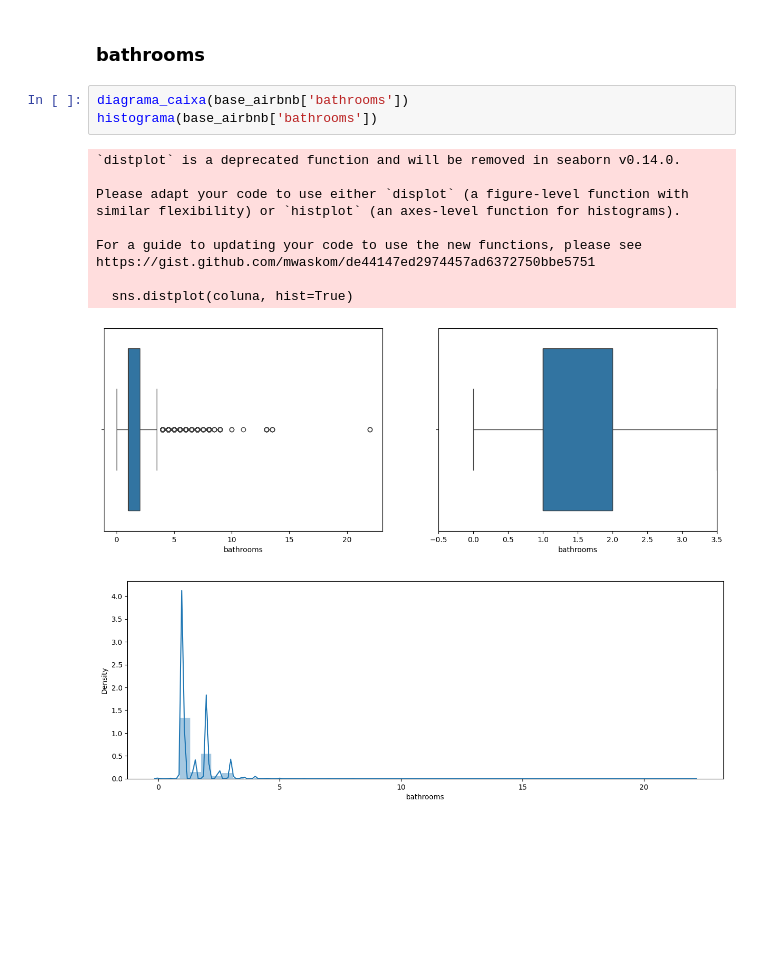
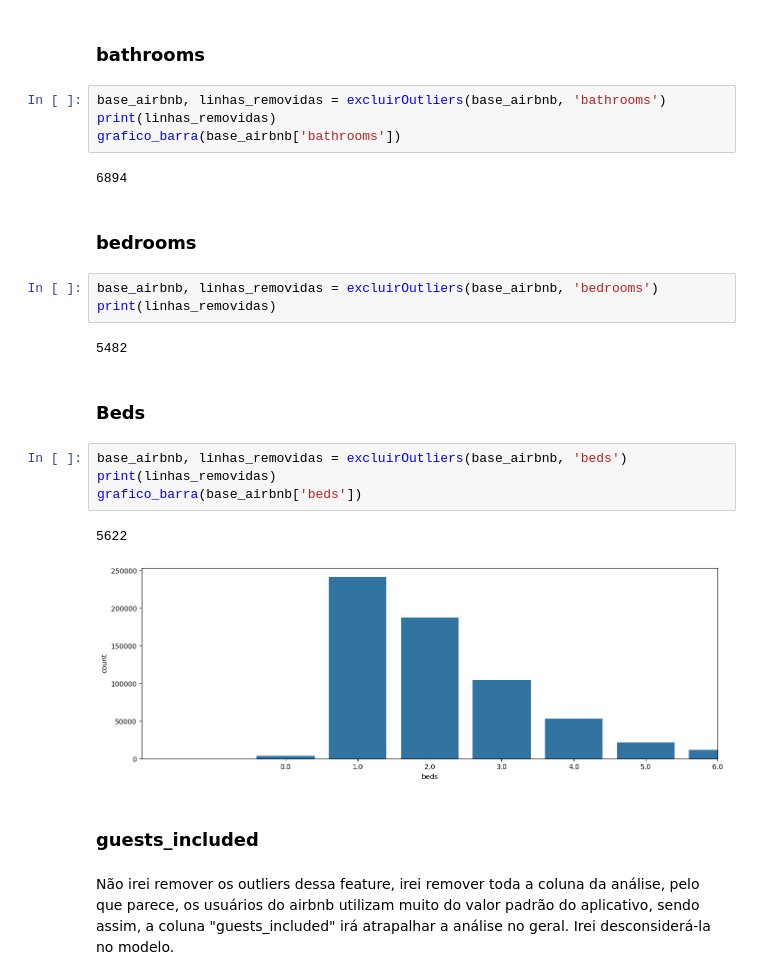
Before and after one commit to raphaelcastelar/projeto-analise-airbnb, a Jupyter notebook: airbnb2.ipynb, the cells around one changed output. Cells and saved outputs as stored; diff of their text form; blank space fills up the shorter version.

Commit message:
delete outliers

```diff
--- a/airbnb2.ipynb
+++ b/airbnb2.ipynb
@@ -209,17 +213,28 @@ grafico_barra(base_airbnb['accommodates'])
 # %% [markdown]
 ### bathrooms
 # %%
-diagrama_caixa(base_airbnb['bathrooms'])
-histograma(base_airbnb['bathrooms'])
+base_airbnb, linhas_removidas = excluirOutliers(base_airbnb, 'bathrooms')
+print(linhas_removidas)
+grafico_barra(base_airbnb['bathrooms'])
 # %% [output]
-`distplot` is a deprecated function and will be removed in seaborn v0.14.0.
-
-Please adapt your code to use either `displot` (a figure-level function with
-similar flexibility) or `histplot` (an axes-level function for histograms).
-
-For a guide to updating your code to use the new functions, please see
-https://gist.github.com/mwaskom/de44147ed2974457ad6372750bbe5751
-
-  sns.distplot(coluna, hist=True)
+6894
-[figure, removed]
-[figure, removed]
+# %% [markdown]
+### bedrooms
+# %%
+base_airbnb, linhas_removidas = excluirOutliers(base_airbnb, 'bedrooms')
+print(linhas_removidas)
+# %% [output]
+5482
+# %% [markdown]
+### Beds
+# %%
+base_airbnb, linhas_removidas = excluirOutliers(base_airbnb, 'beds')
+print(linhas_removidas)
+grafico_barra(base_airbnb['beds'])
+# %% [output]
+5622
+[figure, added]
+# %% [markdown]
+### guests_included
+# %% [markdown]
+Não irei remover os outliers dessa feature, irei remover toda a coluna da análise, pelo que parece, os usuários do airbnb utilizam muito do valor padrão do aplicativo, sendo assim, a coluna "guests_included" irá atrapalhar a análise no geral. Irei desconsiderá-la no modelo.
```
Also changed, not shown: parts of 3 cells of this notebook.
